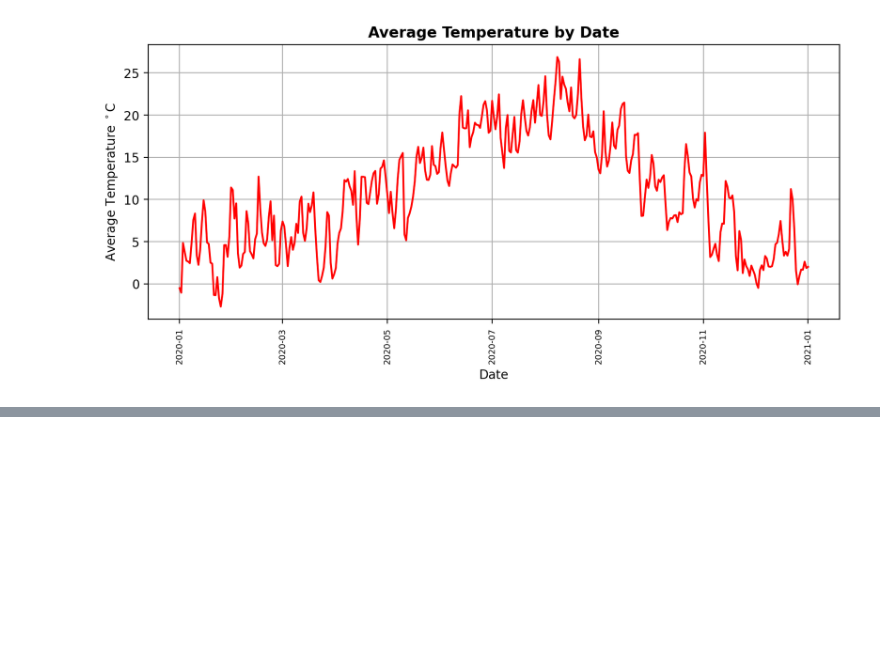
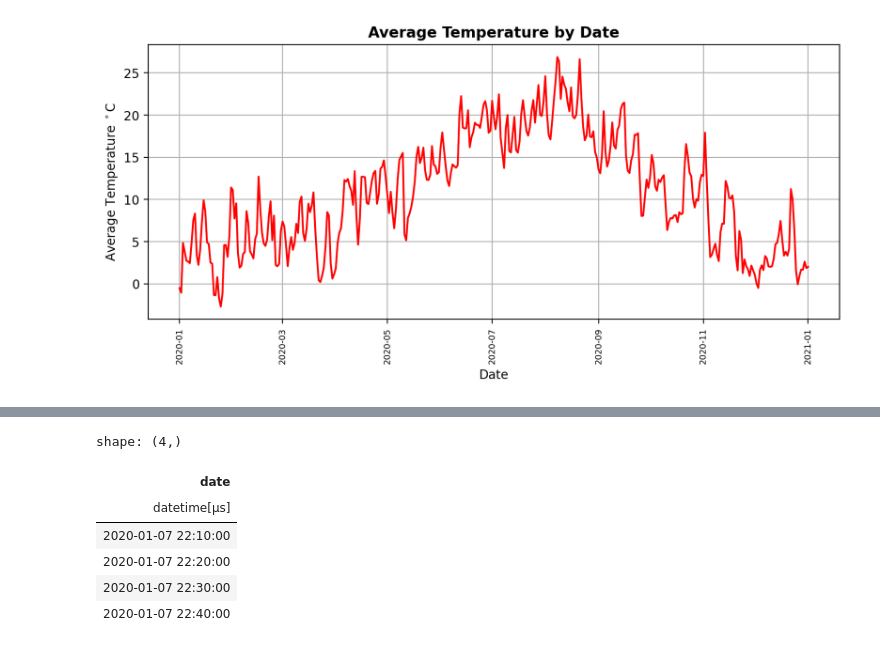
Before and after one commit to bsalisbury1/Projects, a Jupyter notebook: TimeSeriesForecasting/exploration.ipynb, the cells around one changed output, grey strips where cells are left out. Drawn from its saved outputs; the diff is of its cells as text; code cells hidden in the pictures; blank space fills up the shorter version.

```diff
--- a/TimeSeriesForecasting/exploration.ipynb
+++ b/TimeSeriesForecasting/exploration.ipynb
@@ -62,0 +103,10 @@ ax.grid(True)
+# %%
+df_modeled['date'][-4:]
+# %% [output]
+shape: (4,)
+| date |
+| datetime[μs] |
+| 2020-01-07 22:10:00 |
+| 2020-01-07 22:20:00 |
+| 2020-01-07 22:30:00 |
+| 2020-01-07 22:40:00 |
```
Also changed, not shown: parts of 9 cells of this notebook.
